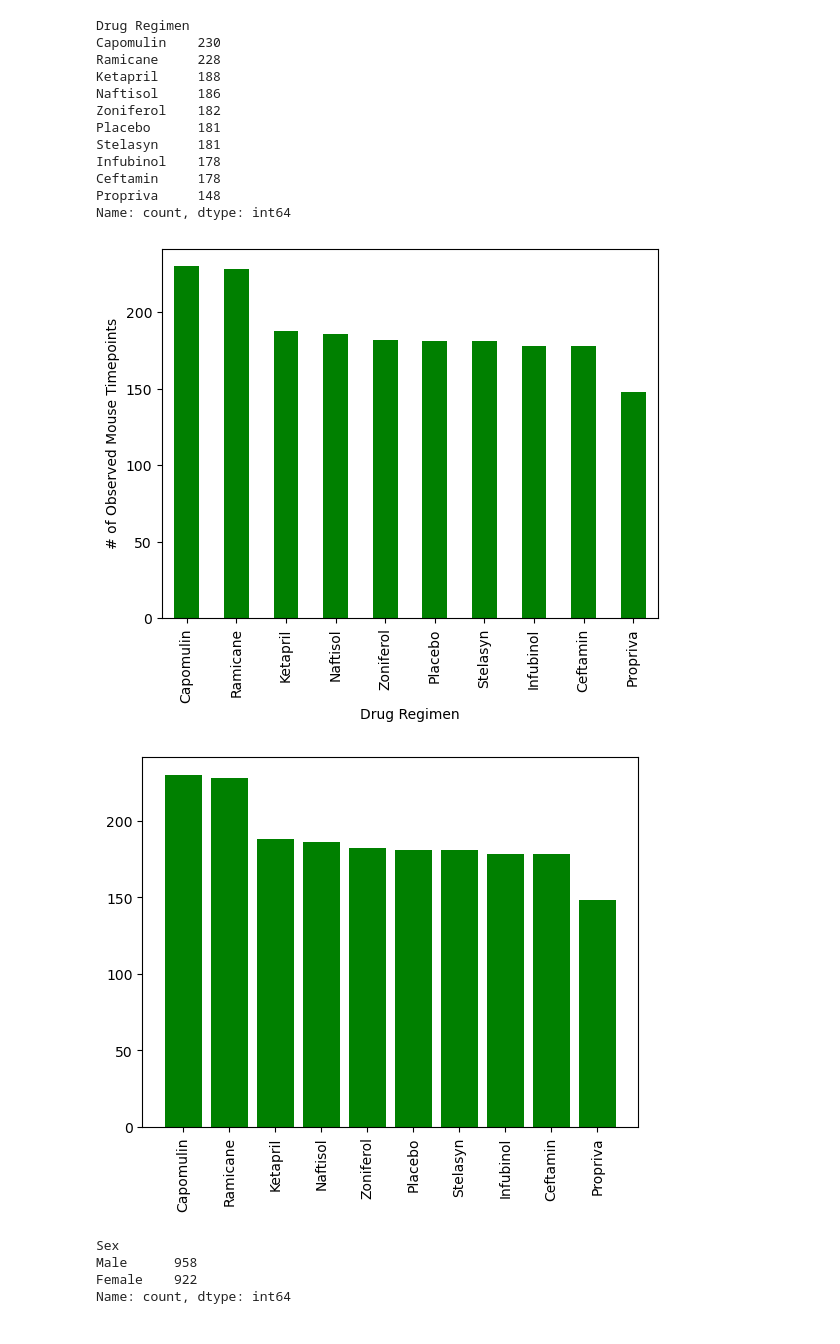
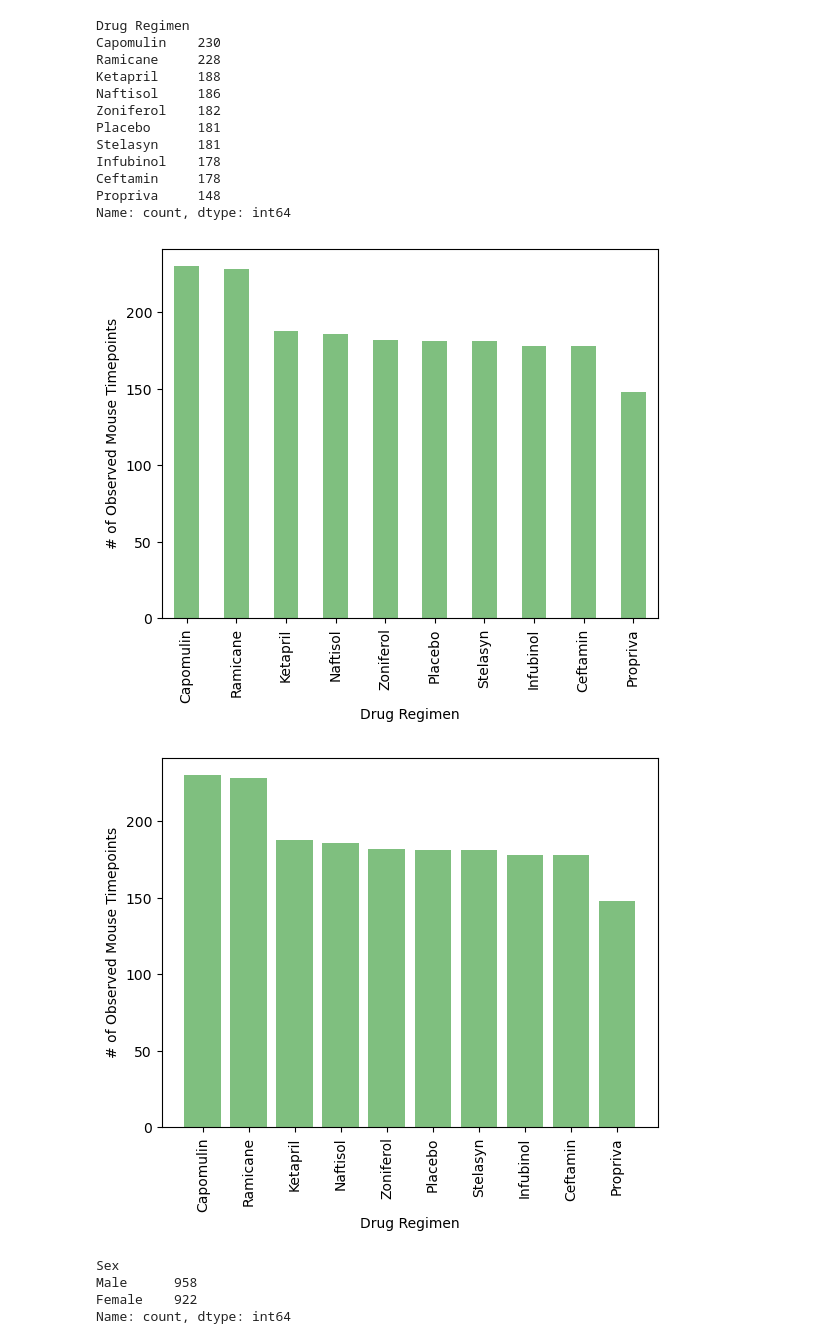
Before and after one commit to Rac-Berer/Matplotlib-challenge, a Jupyter notebook: Pymaceuticals/pymaceuticals_starter.ipynb, the cells around one changed output. Drawn from its saved outputs; the diff is of its cells as text; code cells hidden in the pictures.

```diff
--- a/Pymaceuticals/pymaceuticals_starter.ipynb
+++ b/Pymaceuticals/pymaceuticals_starter.ipynb
@@ -153,23 +154,25 @@ Propriva     148
 Name: count, dtype: int64
 # %%
 # Generate a bar plot showing the total number of rows (Mouse ID/Timepoints) for each drug regimen using Pandas.
-mouse_per_reg.plot(kind="bar", color="green")
+mouse_per_reg.plot(kind="bar", color="green", alpha=0.5)
 plt.xlabel("Drug Regimen")
 plt.xticks(rotation=90)
 plt.ylabel("# of Observed Mouse Timepoints")
 plt.show()
 # %% [output]
-[figure, old version]
+[figure, new version]
 # %%
 # Generate a bar plot showing the total number of rows (Mouse ID/Timepoints) for each drug regimen using pyplot.mouse_count.plot(kind="bar")
 s = pd.Series([230,228,188,186,182,181,181,178,178,148], index=["Capomulin", "Ramicane", "Ketapril",
                                     "Naftisol", "Zoniferol", "Placebo", "Stelasyn",
                                     "Infubinol", "Ceftamin", "Propriva"])
-plt.bar(s.index, s.values, color="g")
+plt.bar(s.index, s.values, color="g", alpha=0.5)
 plt.xticks(rotation = 90)
+plt.xlabel("Drug Regimen")
+plt.ylabel("# of Observed Mouse Timepoints")
 plt.show()
 # %% [output]
-[figure, old version]
+[figure, new version]
 # %%
 gender = mouse_study_clean["Sex"].value_counts()
 gender
```
Also changed, not shown: parts of 13 cells of this notebook.
